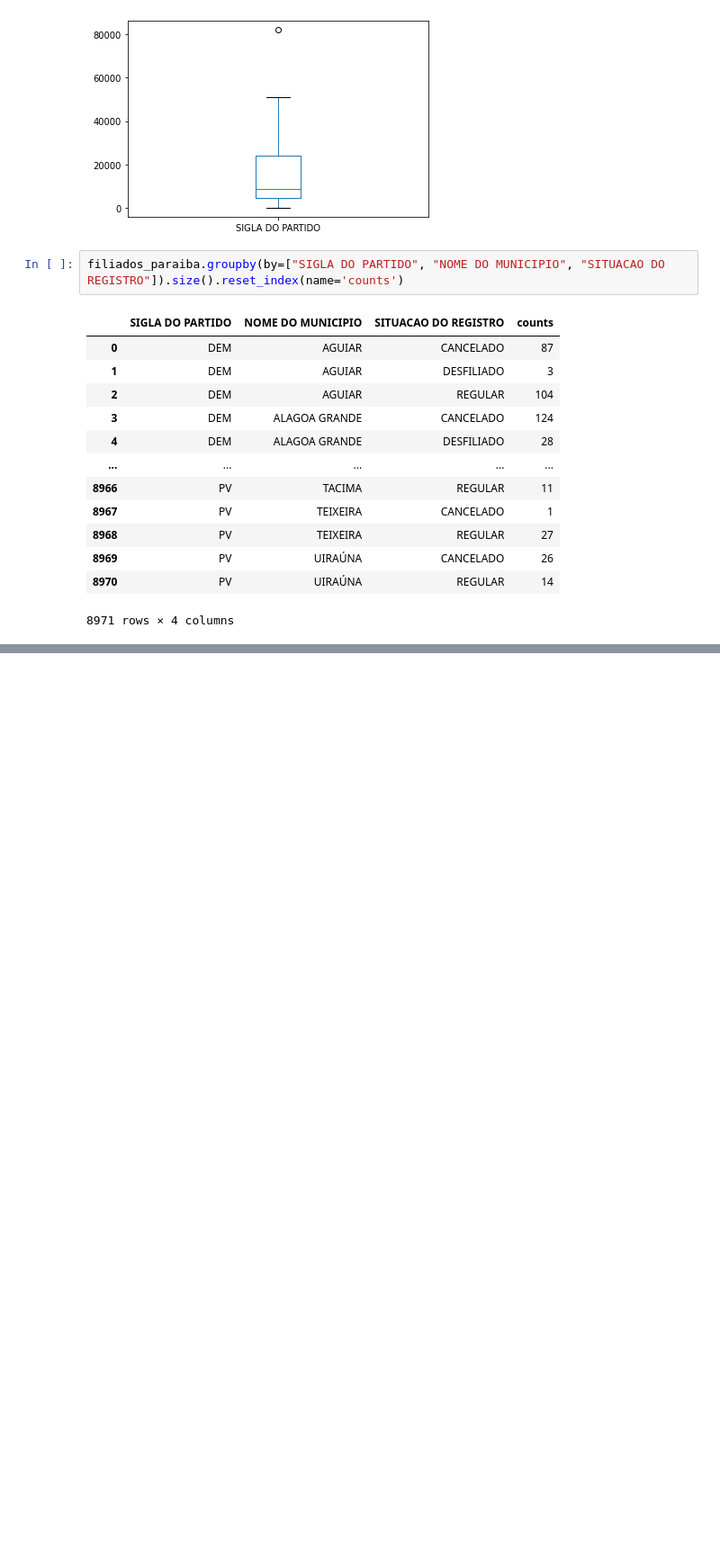
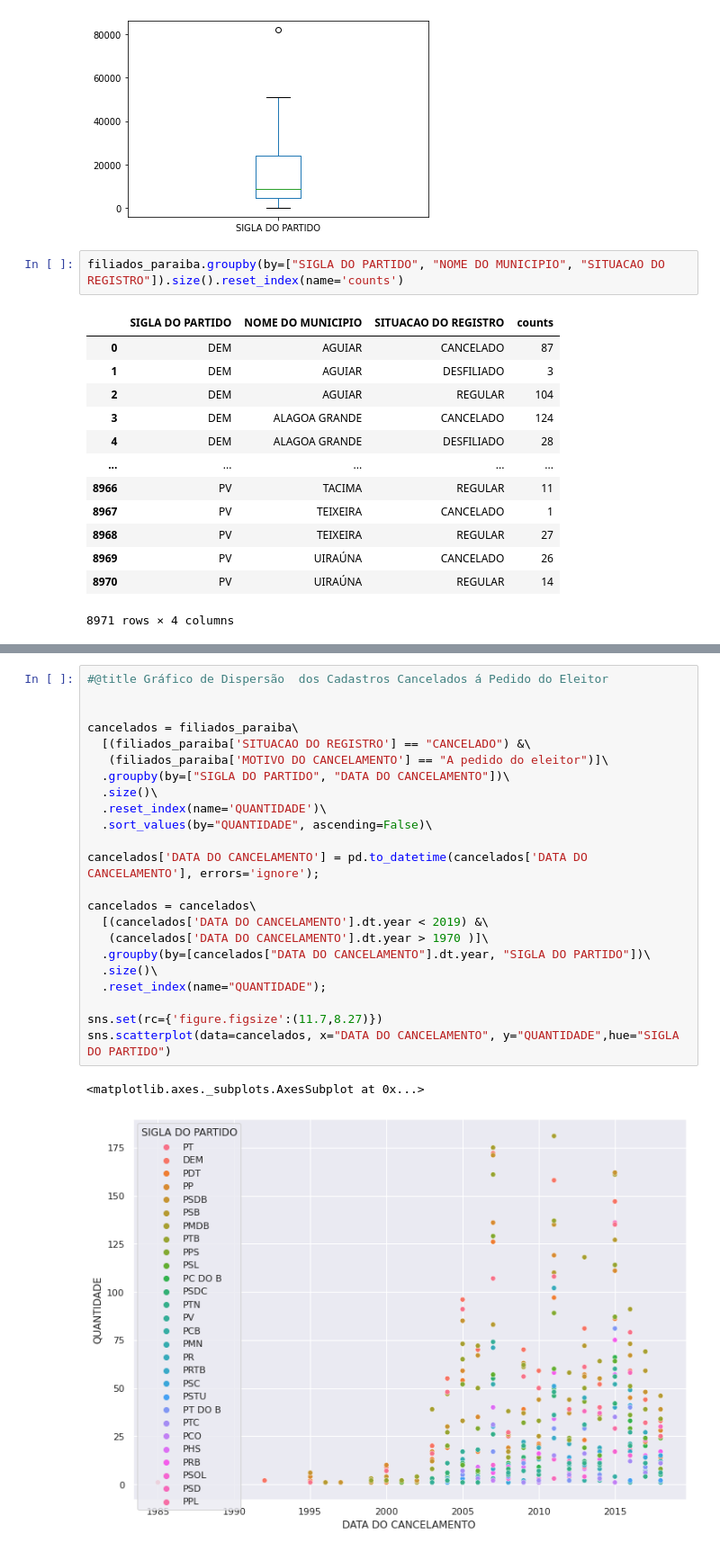
Before and after one commit to aurenivia/ICDFPP, a Jupyter notebook: ICD_Projeto.ipynb, the cells around one changed output, grey strips where cells are left out. Shown at 90% size. Drawn from its saved outputs; the diff is of its cells as text; blank space fills up the shorter version.

```diff
--- a/ICD_Projeto.ipynb
+++ b/ICD_Projeto.ipynb
@@ -207,0 +278,26 @@ filiados_paraiba.groupby(by=["SIGLA DO PARTIDO", "NOME DO MUNICIPIO", "SITUACAO
+# %%
+#@title Gráfico de Dispersão  dos Cadastros Cancelados á Pedido do Eleitor
+
+
+cancelados = filiados_paraiba\
+  [(filiados_paraiba['SITUACAO DO REGISTRO'] == "CANCELADO") &\
+   (filiados_paraiba['MOTIVO DO CANCELAMENTO'] == "A pedido do eleitor")]\
+  .groupby(by=["SIGLA DO PARTIDO", "DATA DO CANCELAMENTO"])\
+  .size()\
+  .reset_index(name='QUANTIDADE')\
+  .sort_values(by="QUANTIDADE", ascending=False)\
+
+cancelados['DATA DO CANCELAMENTO'] = pd.to_datetime(cancelados['DATA DO CANCELAMENTO'], errors='ignore');
+
+cancelados = cancelados\
+  [(cancelados['DATA DO CANCELAMENTO'].dt.year < 2019) &\
+   (cancelados['DATA DO CANCELAMENTO'].dt.year > 1970 )]\
+  .groupby(by=[cancelados["DATA DO CANCELAMENTO"].dt.year, "SIGLA DO PARTIDO"])\
+  .size()\
+  .reset_index(name="QUANTIDADE");
+
+sns.set(rc={'figure.figsize':(11.7,8.27)})
+sns.scatterplot(data=cancelados, x="DATA DO CANCELAMENTO", y="QUANTIDADE",hue="SIGLA DO PARTIDO")
+# %% [output]
+<matplotlib.axes._subplots.AxesSubplot at 0x...>
+[figure, added]
```
Also changed, not shown: parts of 7 cells of this notebook.
